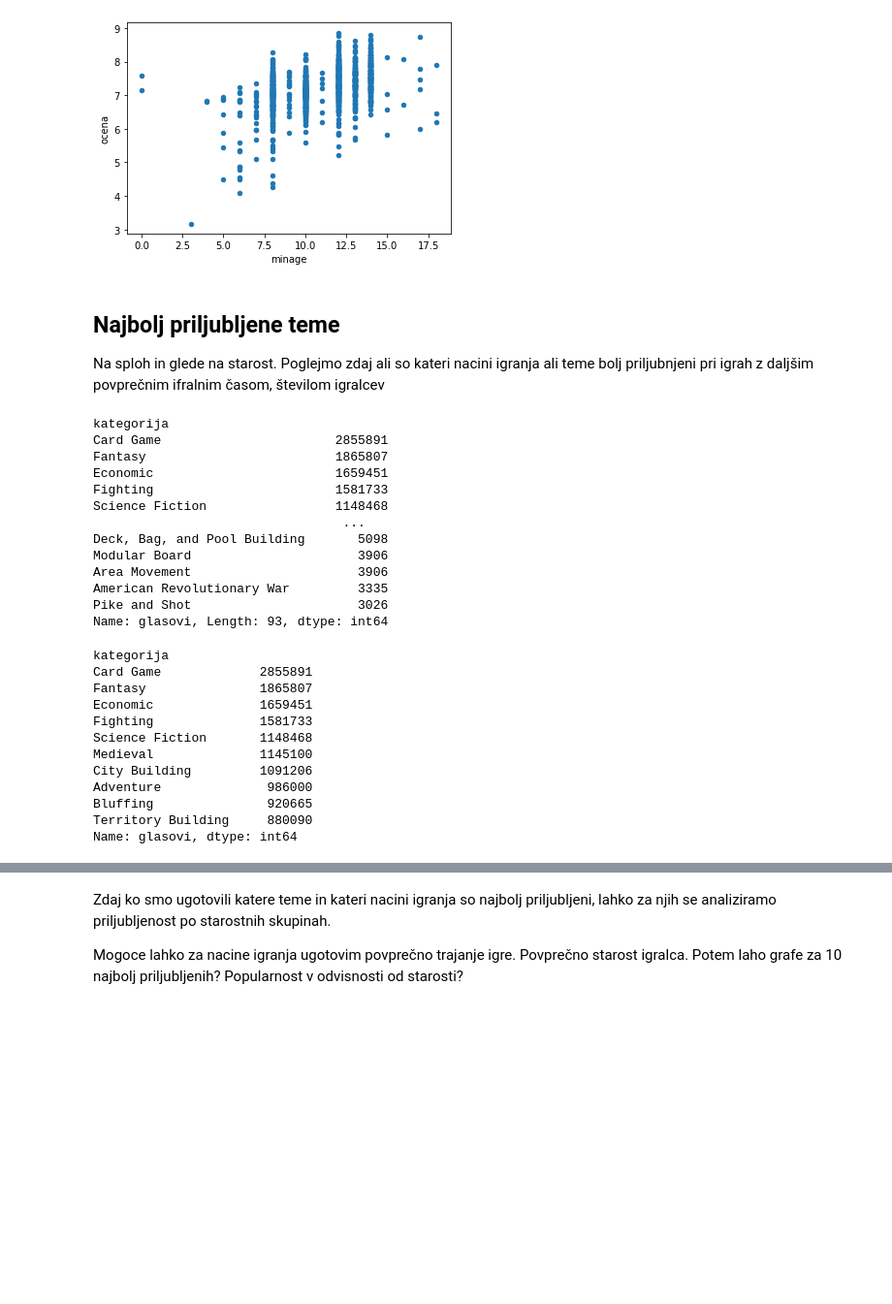
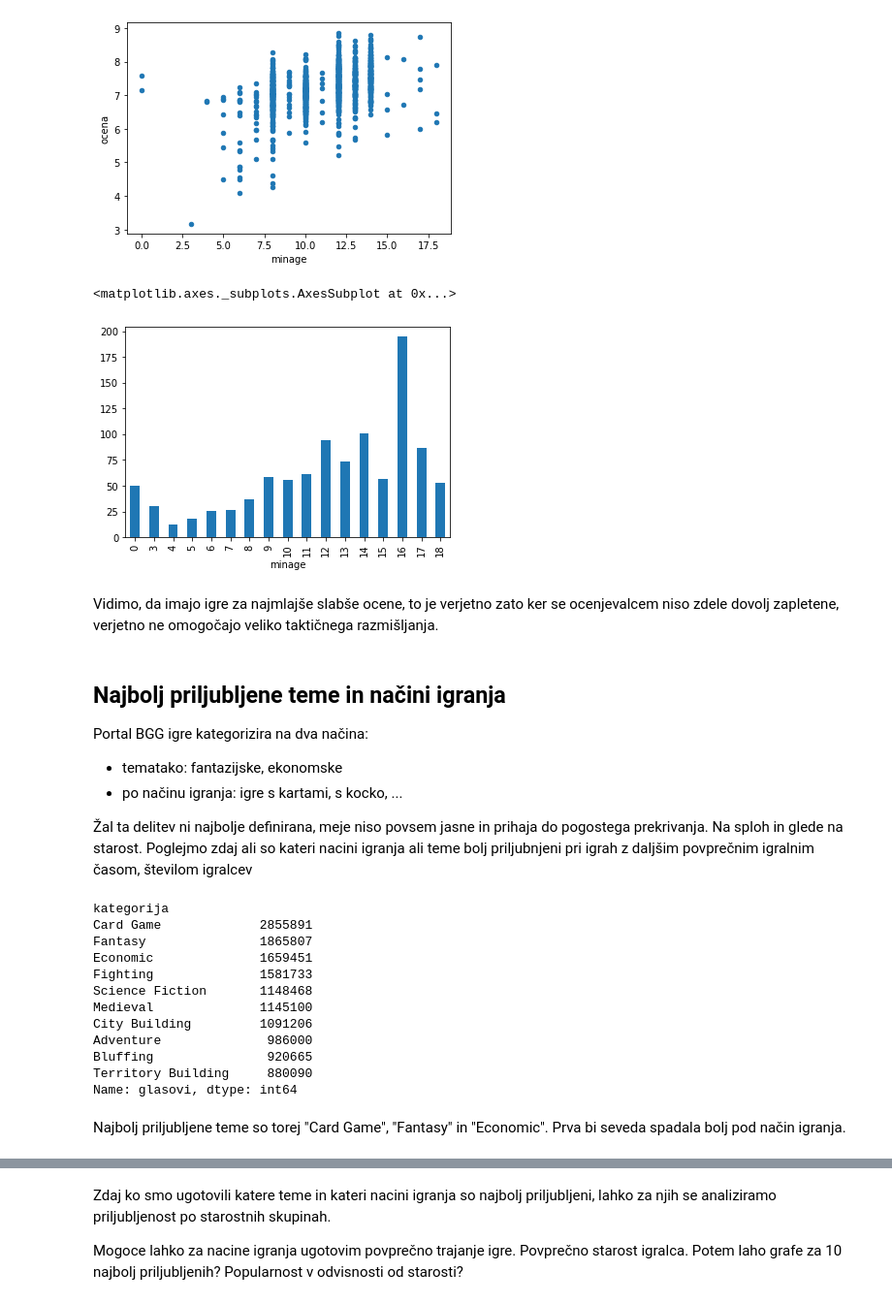
Before and after one commit to Podborsek/Druzabne-igre, a Jupyter notebook: Analiza podatkov.ipynb, the cells around one changed output, grey strips where cells are left out. Shown at 97% size. Cells and saved outputs as stored; diff of their text form; code cells hidden in the pictures; blank space fills up the shorter version.

```diff
--- a/Analiza podatkov.ipynb
+++ b/Analiza podatkov.ipynb
@@ -96,43 +95,44 @@ igre_norm.plot.scatter('minage', 'ocena')
 # %% [output]
 <matplotlib.axes._subplots.AxesSubplot at 0x...>
 [figure]
+# %%
+igre.groupby('minage')['avgtime'].mean().plot.bar()
+#Trajanje raste, z opazno izjemo pri 0 in pri 17-18. Razlog: 0 morda nadomesca igre pri katerih tega podatka ni, 17-18 namen
+#igre ni igra sama 'wink'
+# %% [output]
+<matplotlib.axes._subplots.AxesSubplot at 0x...>
+[figure, added]
+# %% [markdown]
+Vidimo, da imajo igre za najmlajše slabše ocene, to je verjetno zato ker se ocenjevalcem niso zdele dovolj zapletene, verjetno ne omogočajo veliko taktičnega razmišljanja.
 # %% [markdown]
-## Najbolj priljubljene teme
+## Najbolj priljubljene teme in načini igranja
+Portal BGG igre kategorizira na dva načina:
+ + tematako: fantazijske, ekonomske
+ + po načinu igranja: igre s kartami, s kocko, ...
+
+Žal ta delitev ni najbolje definirana, meje niso povsem jasne in prihaja do pogostega prekrivanja.
 Na sploh in glede na starost.
-Poglejmo zdaj ali so kateri nacini igranja ali teme bolj priljubnjeni pri igrah z daljšim povprečnim ifralnim časom, številom igralcev
+Poglejmo zdaj ali so kateri nacini igranja ali teme bolj priljubnjeni pri igrah z daljšim povprečnim igralnim časom, številom igralcev
 # %%
-#Za vsako temo, za vsako igro, ki ima to temo izracunamo koliko glasov ima, tako dobimo najbolj teme na sploh
+#Za vsako temo, za vsako igro, ki ima to temo izracunamo koliko glasov ima, tako dobimo najbolj priljubljene teme na sploh
 kategorije_po_glasovih = pd.merge(kategorije, igre['glasovi'], on='id').groupby('kategorija').glasovi.sum()
-kategorije_po_glasovih.sort_values(ascending=False)
+#kategorije_po_glasovih.sort_values(ascending=False)
+#Najbolj popularne kategorije
+naj_kategorije = kategorije_po_glasovih.sort_values(ascending=False).head(10)
+naj_kategorije
 # %% [output]
 kategorija
-Card Game                       2855891
-Fantasy                         1865807
-Economic                        1659451
-Fighting                        1581733
-Science Fiction                 1148468
-                                 ...
-Deck, Bag, and Pool Building       5098
-Modular Board                      3906
-Area Movement                      3906
-American Revolutionary War         3335
-Pike and Shot                      3026
-Name: glasovi, Length: 93, dtype: int64
+Card Game             2855891
+Fantasy               1865807
+Economic              1659451
+Fighting              1581733
+Science Fiction       1148468
+Medieval              1145100
+City Building         1091206
+Adventure              986000
+Bluffing               920665
+Territory Building     880090
+Name: glasovi, dtype: int64
-# %%
-#Najbolj popularne kategorije
-naj_kategorije = kategorije_po_glasovih.sort_values(ascending=False).head(10)
-naj_kategorije
-# %% [output]
-kategorija
-Card Game             2855891
-Fantasy               1865807
-Economic              1659451
-Fighting              1581733
-Science Fiction       1148468
-Medieval              1145100
-City Building         1091206
-Adventure              986000
-Bluffing               920665
-Territory Building     880090
-Name: glasovi, dtype: int64
+# %% [markdown]
+Najbolj priljubljene teme so torej "Card Game", "Fantasy" in "Economic". Prva bi seveda spadala bolj pod način igranja.
 # %%
```
Also changed, not shown: parts of 8 cells of this notebook.
